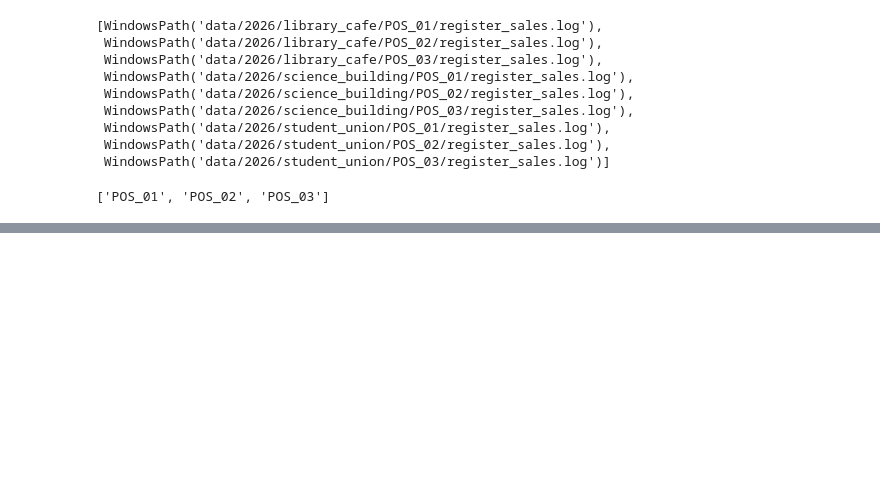
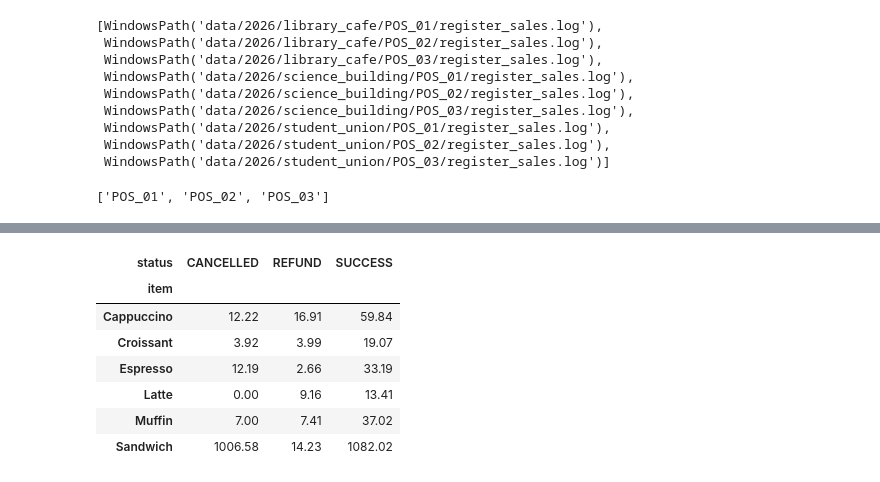
Before and after one commit to ROJ-ROJ/delivirable2, a Jupyter notebook: Hvoed_fil.ipynb, the cells around one changed output, grey strips where cells are left out. Saved outputs shown, nothing was run; the diff lists cells and outputs as text; code cells hidden in the pictures; blank space fills up the shorter version.

```diff
--- a/Hvoed_fil.ipynb
+++ b/Hvoed_fil.ipynb
@@ -112,0 +229,15 @@ _IncompleteInputError: incomplete input (452059831.py, line 1)
+# %%
+def Status_statestik(data):
+    data["status"] = data["status"].str[0]
+    return data.pivot_table(index="item",columns="status",values="price",aggfunc="sum",fill_value=0)
+# %%
+Status_statestik(create_dataframe(log_parser_funksjon(pathlib.Path("data/2026/library_cafe/POS_01/register_sales.log"))))
+# %% [output]
+| status | CANCELLED | REFUND | SUCCESS |
+| item |  |  |  |
+| Cappuccino | 12.22 | 16.91 | 59.84 |
+| Croissant | 3.92 | 3.99 | 19.07 |
+| Espresso | 12.19 | 2.66 | 33.19 |
+| Latte | 0.00 | 9.16 | 13.41 |
+| Muffin | 7.00 | 7.41 | 37.02 |
+| Sandwich | 1006.58 | 14.23 | 1082.02 |
```
Also changed, not shown: parts of 14 cells of this notebook.
